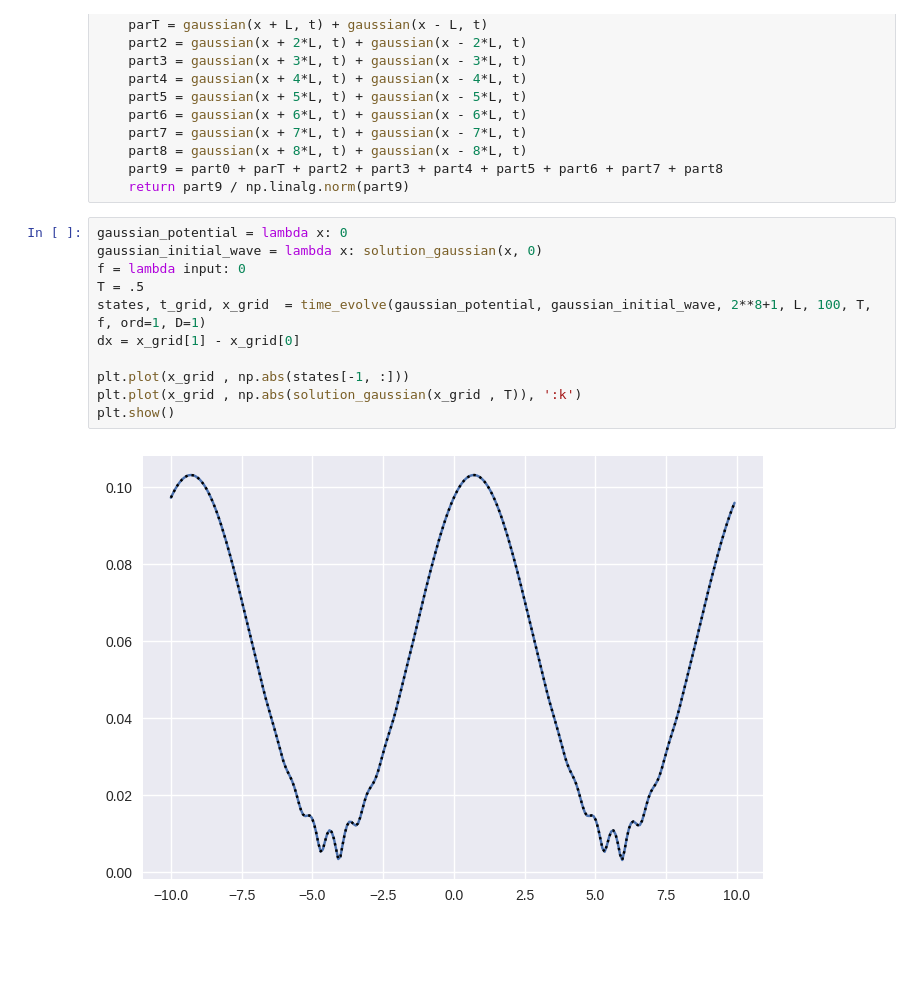
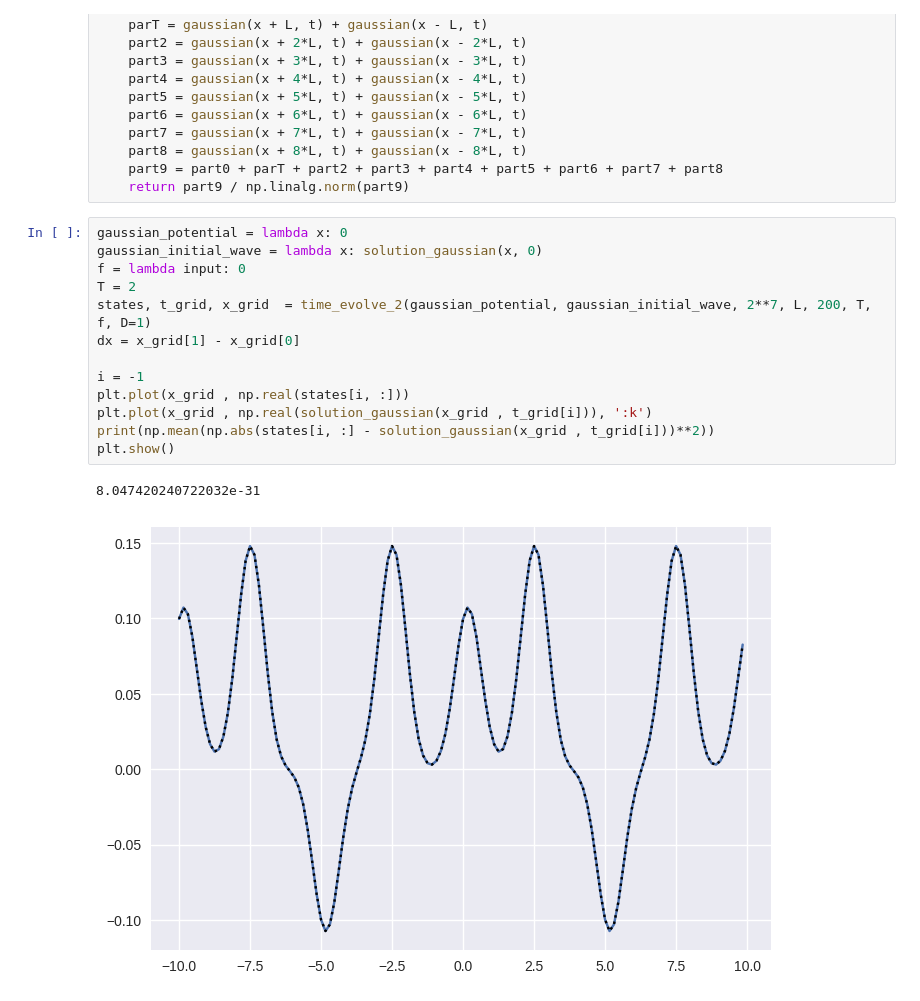
Before and after one commit to samco7/digital-quantum-simulation, a Jupyter notebook: classical/classical_runs.ipynb, the cells around one changed output. Saved outputs shown, nothing was run; the diff lists cells and outputs as text; blank space fills up the shorter version.

```diff
--- a/classical/classical_runs.ipynb
+++ b/classical/classical_runs.ipynb
@@ -114,13 +178,16 @@ def solution_gaussian(x, t):
 # %%
 gaussian_potential = lambda x: 0
 gaussian_initial_wave = lambda x: solution_gaussian(x, 0)
 f = lambda input: 0
-T = .5
-states, t_grid, x_grid  = time_evolve(gaussian_potential, gaussian_initial_wave, 2**8+1, L, 100, T, f, ord=1, D=1)
+T = 2
+states, t_grid, x_grid  = time_evolve_2(gaussian_potential, gaussian_initial_wave, 2**7, L, 200, T, f, D=1)
 dx = x_grid[1] - x_grid[0]
 
-plt.plot(x_grid , np.abs(states[-1, :]))
-plt.plot(x_grid , np.abs(solution_gaussian(x_grid , T)), ':k')
+i = -1
+plt.plot(x_grid , np.real(states[i, :]))
+plt.plot(x_grid , np.real(solution_gaussian(x_grid , t_grid[i])), ':k')
+print(np.mean(np.abs(states[i, :] - solution_gaussian(x_grid , t_grid[i]))**2))
 plt.show()
 # %% [output]
+8.047420240722032e-31
-[figure, old version]
+[figure, new version]
```
Also changed, not shown: parts of 11 cells of this notebook.
